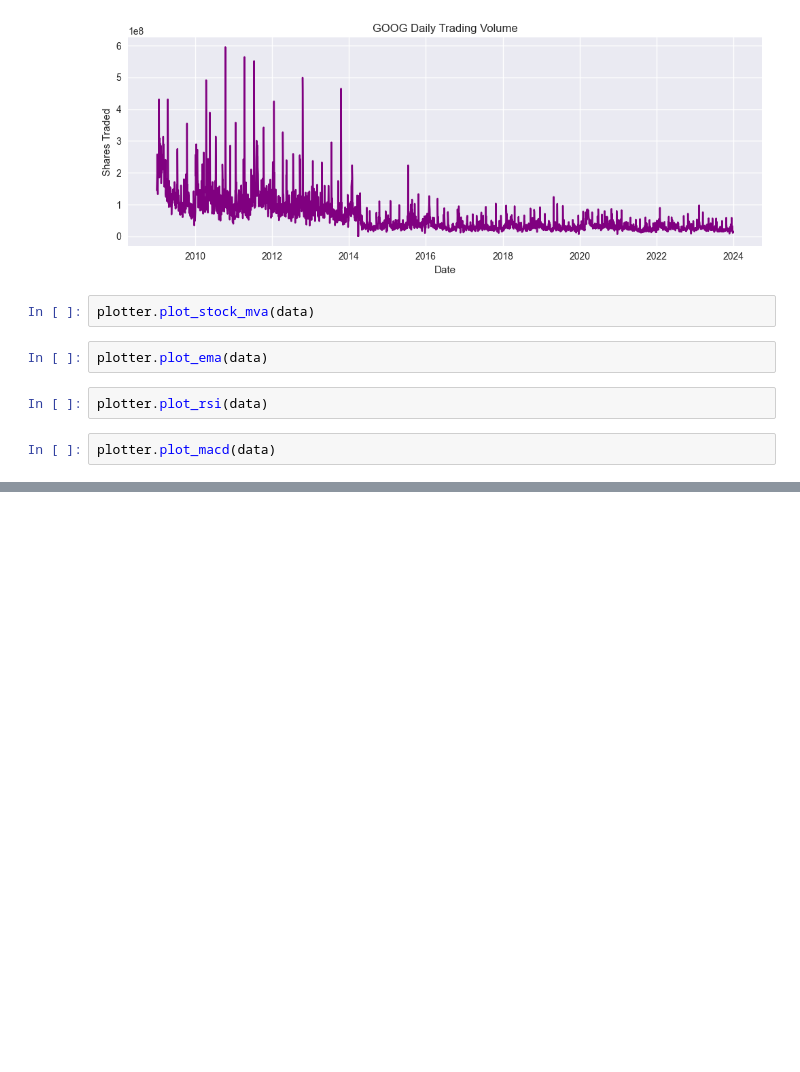
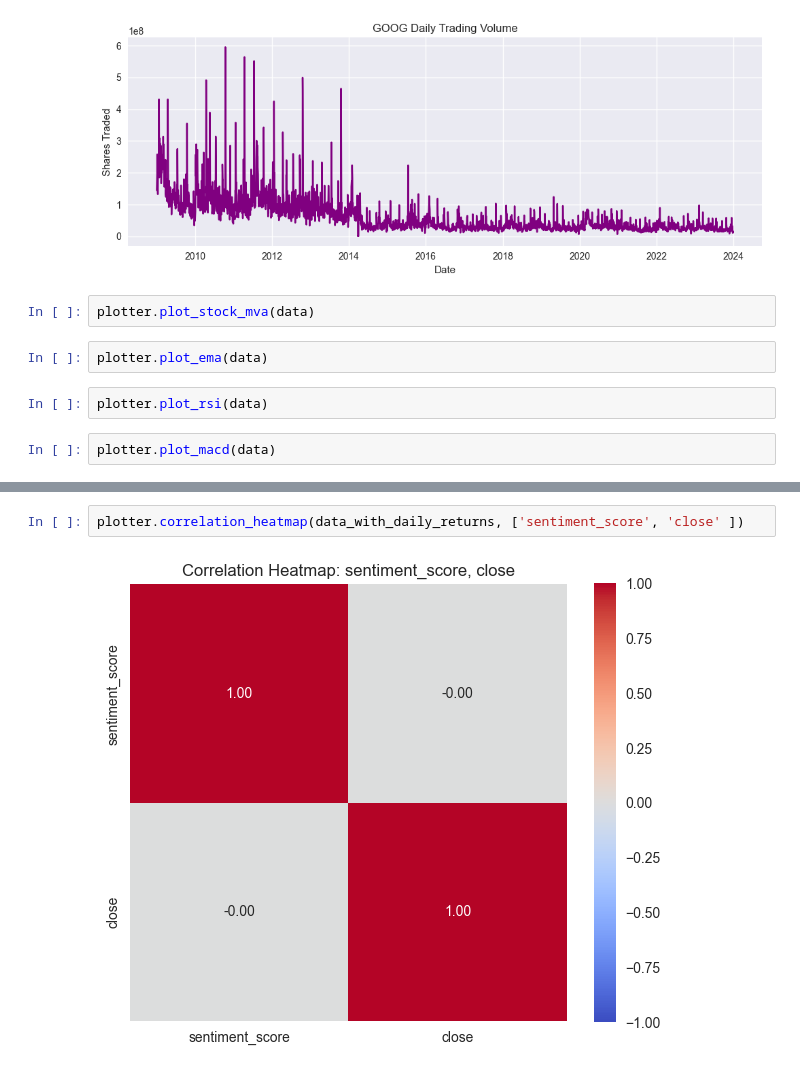
Before and after one commit to selamasnake/kaim-week-1, a Jupyter notebook: notebooks/stocks/GOOG.ipynb, the cells around one changed output, grey strips where cells are left out. Drawn from its saved outputs; the diff is of its cells as text; blank space fills up the shorter version.

```diff
--- a/notebooks/stocks/GOOG.ipynb
+++ b/notebooks/stocks/GOOG.ipynb
@@ -97,0 +181,4 @@ plotter.plot_macd(data)
+# %%
+plotter.correlation_heatmap(data_with_daily_returns, ['sentiment_score', 'close' ])
+# %% [output]
+[figure, added]
```
Also changed, not shown: parts of 19 cells of this notebook, 5 other files.
